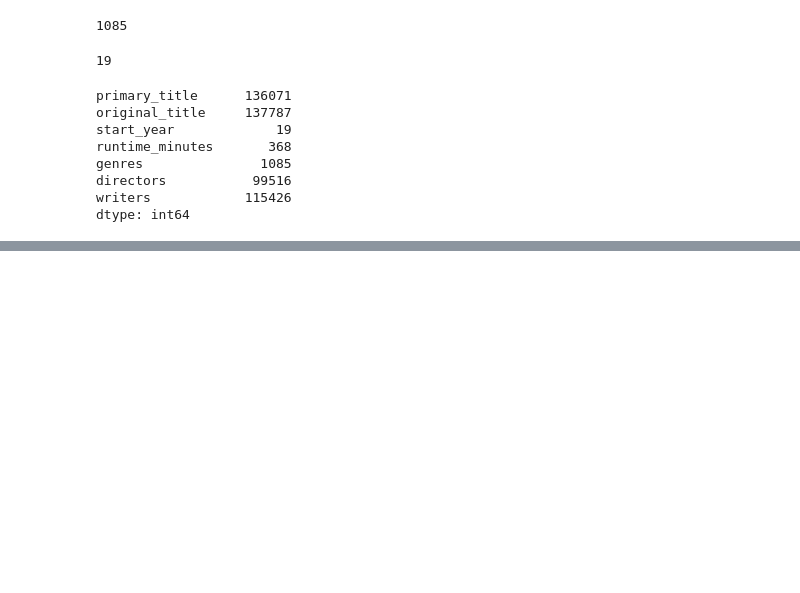
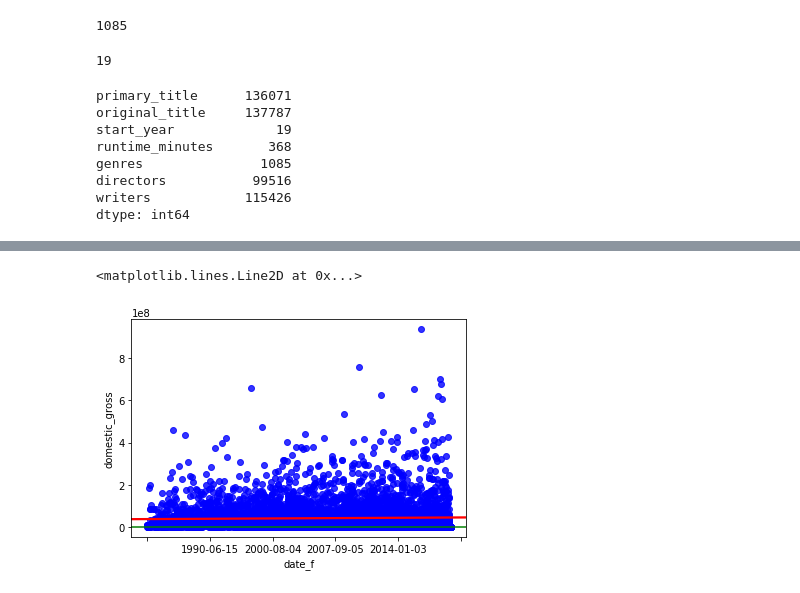
Before and after one commit to ksis1st/Project_MS_Studio, a Jupyter notebook: Project_MS_Studio.ipynb, the cells around one changed output, grey strips where cells are left out. Cells and saved outputs as stored; diff of their text form; code cells hidden in the pictures; blank space fills up the shorter version.

```diff
--- a/Project_MS_Studio.ipynb
+++ b/Project_MS_Studio.ipynb
@@ -1372,0 +1581,17 @@ memory usage: 0.0+ bytes
+# %%
+tn.head()
+
+tn = tn.sort_values('release_date')
+tn['date_f'] = pd.factorize(tn['release_date'])[0] + 1
+mapping = dict(zip(tn['date_f'], tn['release_date'].dt.date))
+
+ax = sns.regplot('date_f', 'domestic_gross', data=tn,scatter_kws={'color': 'blue'}, line_kws={'color': 'red'})
+labels = pd.Series(ax.get_xticks()).map(mapping).fillna('')
+ax.set_xticklabels(labels)
+ax.axhline(0,color='green')
+
+# ax = sns.regplot(x="total_bill", y="tip", data=tips,
+#                  scatter_kws={"color": "black"}, line_kws={"color": "red"})
+# %% [output]
+<matplotlib.lines.Line2D at 0x...>
+[figure, added]
```
Also changed, not shown: parts of 99 cells of this notebook.
